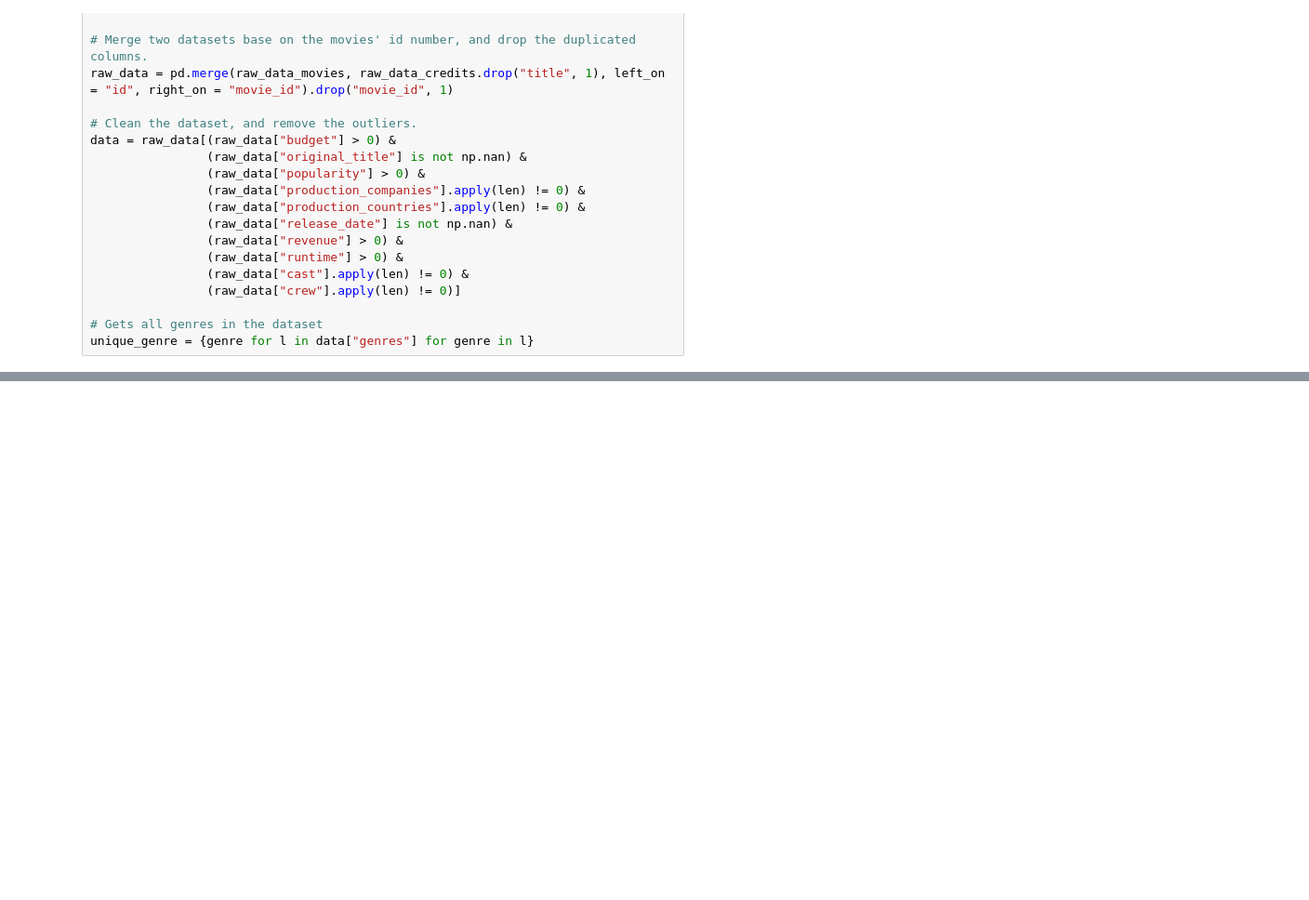
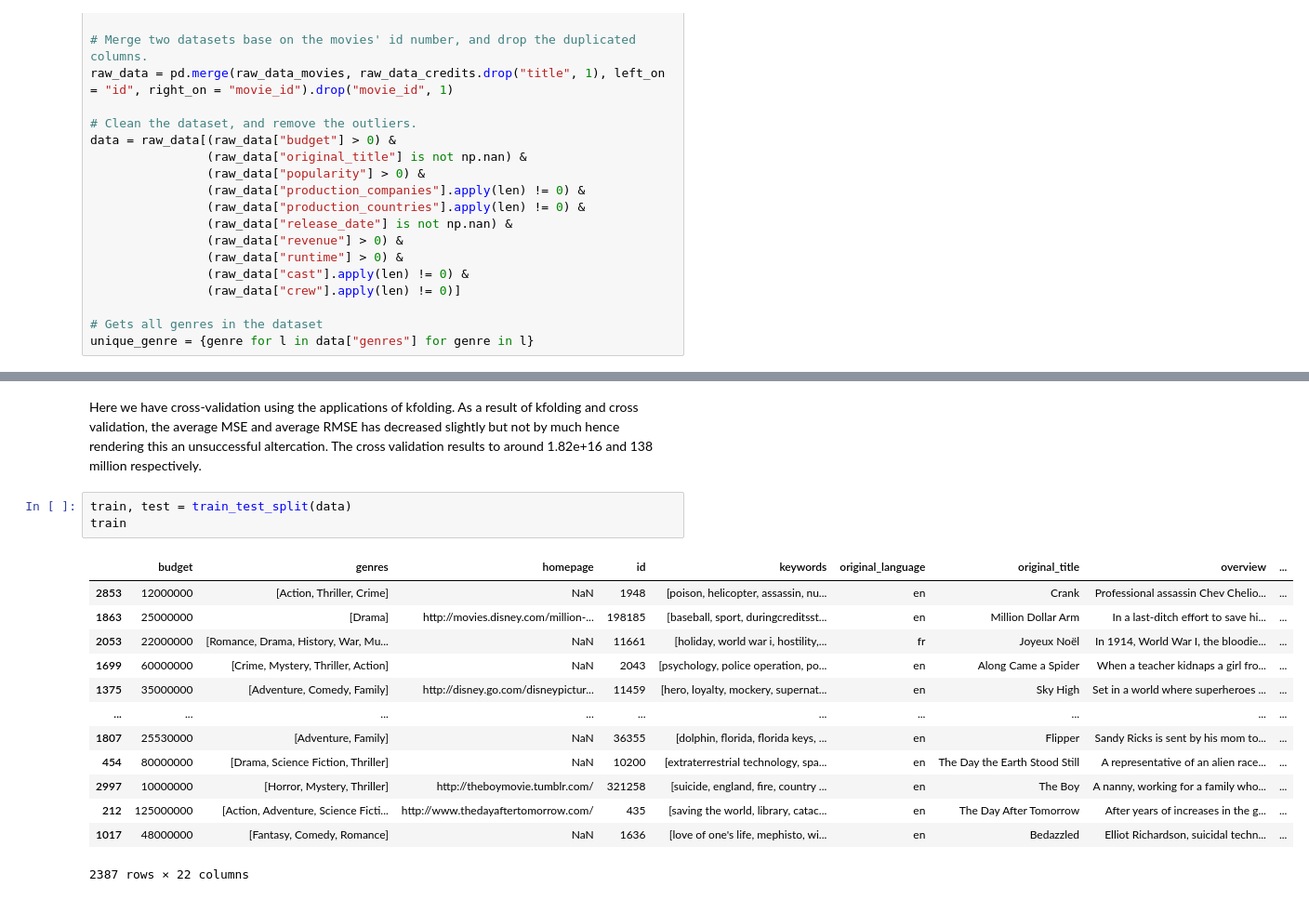
Before and after one commit to jeffreyz6002/CSE351_Project-Movie-Release-Analysis-, a Jupyter notebook: Advanced Model # 2 .ipynb, the cells around one changed output, grey strips where cells are left out. Shown at 93% size. Cells and saved outputs as stored; diff of their text form; blank space fills up the shorter version.

```diff
--- a/Advanced Model # 2 .ipynb
+++ b/Advanced Model # 2 .ipynb
@@ -103,0 +233,19 @@ Since we have so many genres, we loop through all key values of both dictionarie
+# %% [markdown]
+Here we have cross-validation using the applications of kfolding. As a result of kfolding and cross validation, the average MSE and average RMSE has decreased slightly but not by much hence rendering this an unsuccessful altercation. The cross validation results to around 1.82e+16 and 138 million respectively.
+# %%
+train, test = train_test_split(data)
+train
+# %% [output]
+|  | budget | genres | homepage | id | keywords | original_language | original_title | overview | ... |
+| 2853 | 12000000 | [Action, Thriller, Crime] | NaN | 1948 | [poison, helicopter, assassin, nu... | en | Crank | Professional assassin Chev Chelio... | ... |
+| 1863 | 25000000 | [Drama] | http://movies.disney.com/million-... | 198185 | [baseball, sport, duringcreditsst... | en | Million Dollar Arm | In a last-ditch effort to save hi... | ... |
+| 2053 | 22000000 | [Romance, Drama, History, War, Mu... | NaN | 11661 | [holiday, world war i, hostility,... | fr | Joyeux Noël | In 1914, World War I, the bloodie... | ... |
+| 1699 | 60000000 | [Crime, Mystery, Thriller, Action] | NaN | 2043 | [psychology, police operation, po... | en | Along Came a Spider | When a teacher kidnaps a girl fro... | ... |
+| 1375 | 35000000 | [Adventure, Comedy, Family] | http://disney.go.com/disneypictur... | 11459 | [hero, loyalty, mockery, supernat... | en | Sky High | Set in a world where superheroes ... | ... |
+| ... | ... | ... | ... | ... | ... | ... | ... | ... | ... |
+| 1807 | 25530000 | [Adventure, Family] | NaN | 36355 | [dolphin, florida, florida keys, ... | en | Flipper | Sandy Ricks is sent by his mom to... | ... |
+| 454 | 80000000 | [Drama, Science Fiction, Thriller] | NaN | 10200 | [extraterrestrial technology, spa... | en | The Day the Earth Stood Still | A representative of an alien race... | ... |
+| 2997 | 10000000 | [Horror, Mystery, Thriller] | http://theboymovie.tumblr.com/ | 321258 | [suicide, england, fire, country ... | en | The Boy | A nanny, working for a family who... | ... |
+| 212 | 125000000 | [Action, Adventure, Science Ficti... | http://www.thedayaftertomorrow.com/ | 435 | [saving the world, library, catac... | en | The Day After Tomorrow | After years of increases in the g... | ... |
+| 1017 | 48000000 | [Fantasy, Comedy, Romance] | NaN | 1636 | [love of one's life, mephisto, wi... | en | Bedazzled | Elliot Richardson, suicidal techn... | ... |
+2387 rows × 22 columns
```
Also changed, not shown: parts of 8 cells of this notebook.
